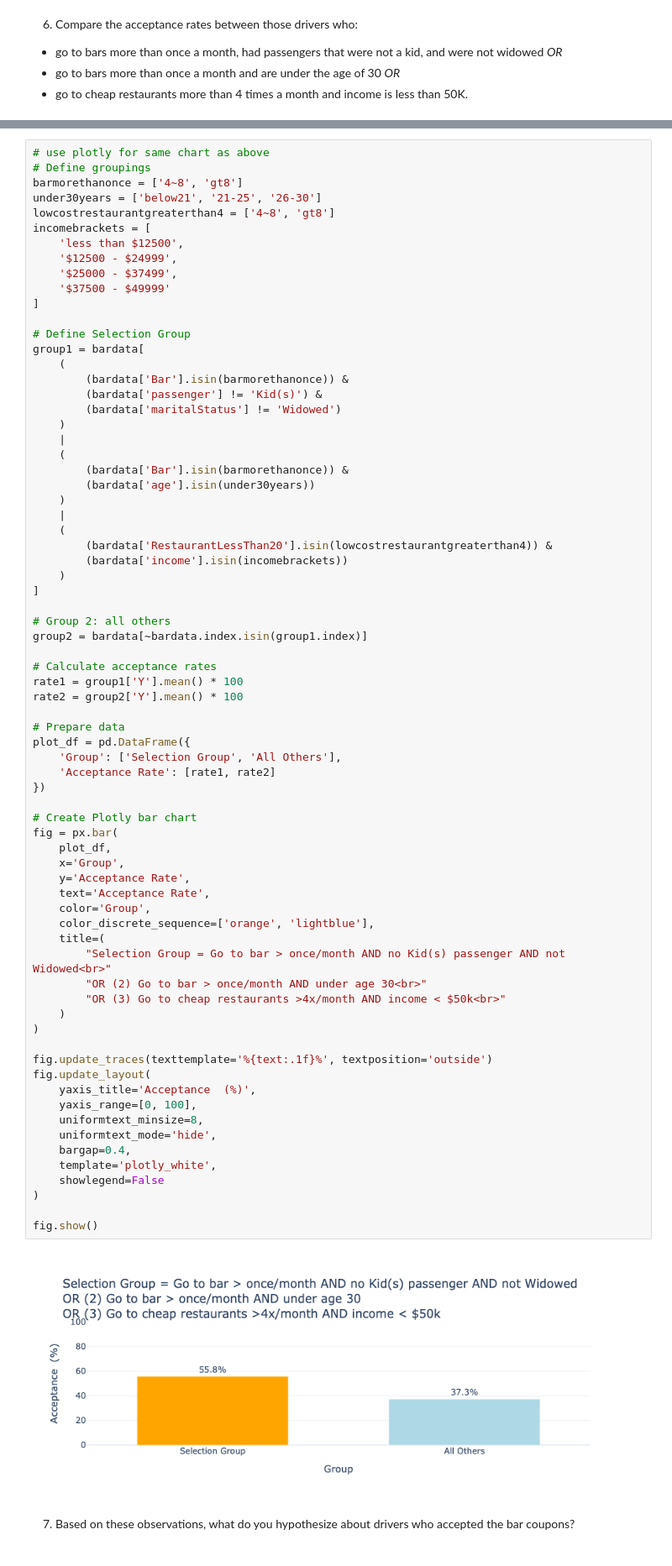
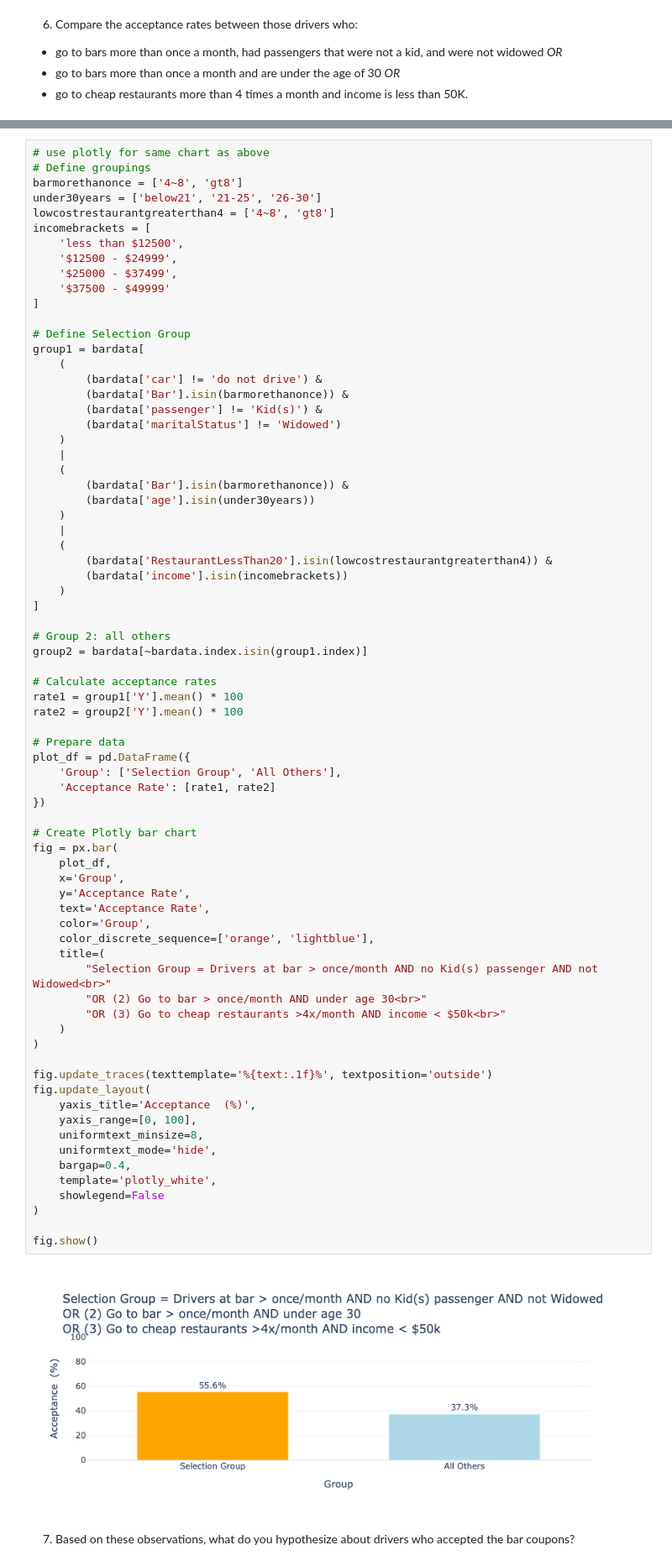
Before and after one commit to graycloudrios/In-Vehicle-Coupon-Recommendations, a Jupyter notebook: coupon-notebook.ipynb, the cells around one changed output, grey strips where cells are left out. Shown at 84% size. Saved outputs shown, nothing was run; the diff lists cells and outputs as text.

```diff
--- a/coupon-notebook.ipynb
+++ b/coupon-notebook.ipynb
@@ -719,6 +724,7 @@ incomebrackets = [
 # Define Selection Group
 group1 = bardata[
     (
+        (bardata['car'] != 'do not drive') &
         (bardata['Bar'].isin(barmorethanonce)) &
         (bardata['passenger'] != 'Kid(s)') &
         (bardata['maritalStatus'] != 'Widowed')
@@ -748,35 +754,35 @@ plot_df = pd.DataFrame({
     'Acceptance Rate': [rate1, rate2]
 })
 
 # Create Plotly bar chart
 fig = px.bar(
     plot_df,
     x='Group',
     y='Acceptance Rate',
     text='Acceptance Rate',
     color='Group',
     color_discrete_sequence=['orange', 'lightblue'],
     title=(
-        "Selection Group = Go to bar > once/month AND no Kid(s) passenger AND not Widowed<br>"
+        "Selection Group = Drivers at bar > once/month AND no Kid(s) passenger AND not Widowed<br>"
         "OR (2) Go to bar > once/month AND under age 30<br>"
         "OR (3) Go to cheap restaurants >4x/month AND income < $50k<br>"
     )
 )
 
 fig.update_traces(texttemplate='%{text:.1f}%', textposition='outside')
 fig.update_layout(
     yaxis_title='Acceptance  (%)',
     yaxis_range=[0, 100],
     uniformtext_minsize=8,
     uniformtext_mode='hide',
     bargap=0.4,
     template='plotly_white',
     showlegend=False
 )
 
 fig.show()
 # %% [output]
-[figure, old version]
+[figure, new version]
 # %% [markdown]
 7.  Based on these observations, what do you hypothesize about drivers who accepted the bar coupons?
 # %% [markdown]
```
Also changed, not shown: parts of 3 cells of this notebook.
